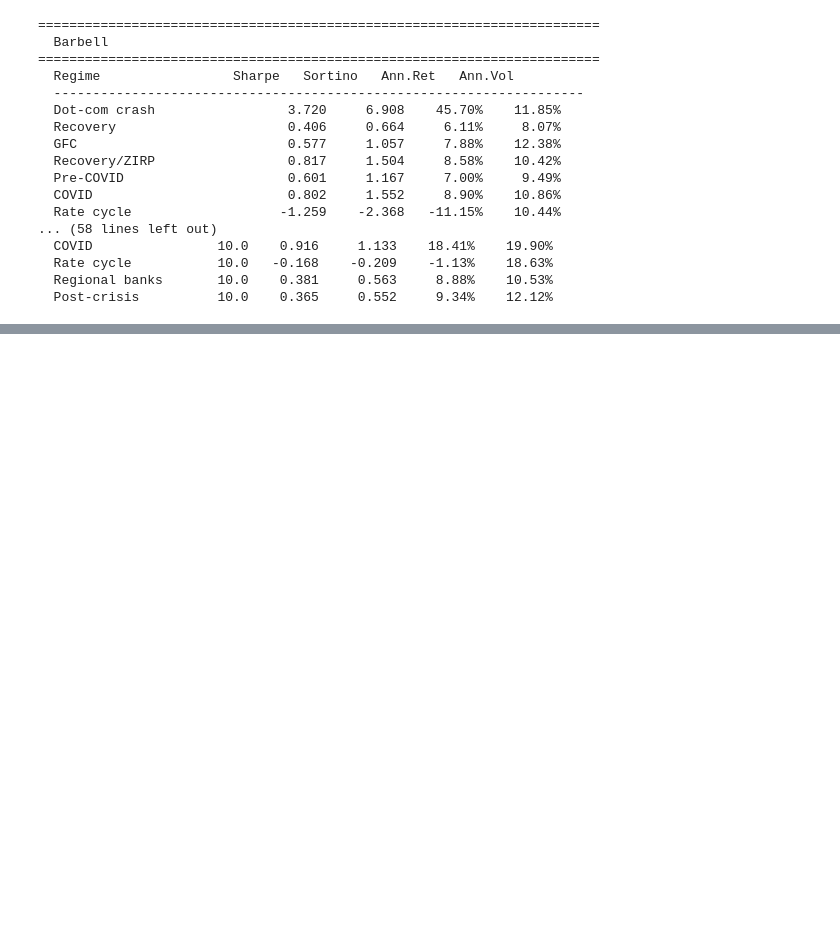
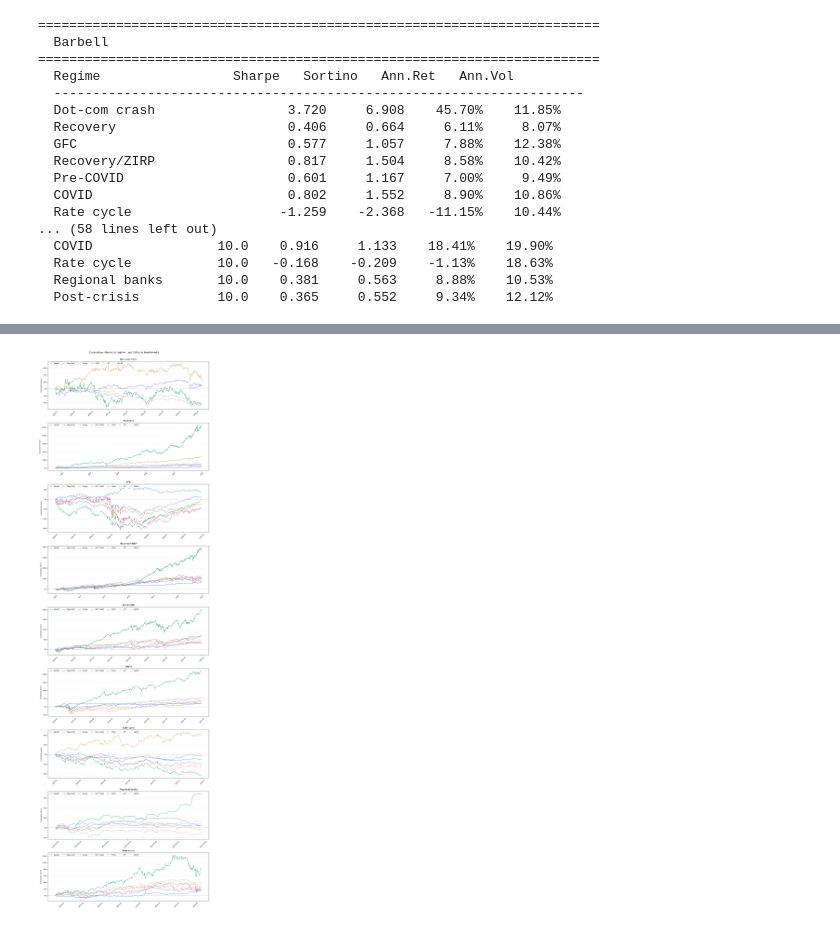
Before and after one commit to DaneHerrin/data510--Quant-Back-Testing-, a Jupyter notebook: notebooks/SharpeRatioSheet.ipynb, the cells around one changed output, grey strips where cells are left out. Drawn from its saved outputs; the diff is of its cells as text; code cells hidden in the pictures; blank space fills up the shorter version.

```diff
--- a/notebooks/SharpeRatioSheet.ipynb
+++ b/notebooks/SharpeRatioSheet.ipynb
@@ -231,0 +309,72 @@ plt.show()
+# %%
+from matplotlib.ticker import FuncFormatter
+
+# Dict version for the cumulative returns plots
+REGIMES_DICT = {
+    "Dot-com crash" : ("2000-01-01", "2002-10-09"),
+    "Recovery"      : ("2002-10-10", "2007-12-31"),
+    "GFC"           : ("2008-01-01", "2009-12-31"),
+    "Recovery/ZIRP" : ("2010-01-01", "2015-12-31"),
+    "Pre-COVID"     : ("2016-01-01", "2019-12-31"),
+    "COVID"         : ("2020-01-01", "2021-12-31"),
+    "Rate cycle"    : ("2022-01-01", "2022-12-31"),
+    "Regional banks": ("2023-03-01", "2023-05-31"),
+    "Post-crisis"   : ("2023-06-01", "2025-05-01"),
+}
+pct_fmt = FuncFormatter(lambda x, _: f"{x:.0f}%")
+
+fig, axes = plt.subplots(len(REGIMES_DICT), 1,
+                         figsize=(14, 5 * len(REGIMES_DICT)), sharex=False)
+
+for ax, (regime_label, (start, end)) in zip(axes, REGIMES_DICT.items()):
+    any_plotted = False
+
+    # Portfolio lines
+    for name, (ret, _) in portfolios.items():
+        pr = ret.loc[start:end].dropna()
+        if len(pr) < 5:
+            continue
+        cum = ((1 + pr).cumprod() - 1) * 100
+        ax.plot(cum.index, cum,
+                color=COLORS[name], linewidth=1.4,
+                dashes=DASHES.get(name, (1, 0)),
+                label=name, alpha=0.9)
+        any_plotted = True
+
+    # Benchmark lines
+    for bname, bret in BENCHMARKS.items():
+        br = bret.loc[start:end].dropna()
+        if len(br) < 5:
+            continue
+        bcum = ((1 + br).cumprod() - 1) * 100
+        ax.plot(bcum.index, bcum,
+                color=BENCHMARK_COLORS[bname], linewidth=1.2,
+                dashes=BENCHMARK_DASHES[bname],
+                label=bname, alpha=0.75)
+        any_plotted = True
+
+    ax.axhline(0, color="black", linewidth=0.7, linestyle="--", alpha=0.4)
+    ax.yaxis.set_major_formatter(pct_fmt)
+    ax.set_title(regime_label, fontsize=12, fontweight="bold",
+                 color="#333333", pad=8)
+    ax.set_ylabel("Cumulative return", fontsize=9)
+    ax.tick_params(axis="x", rotation=45, labelsize=9)
+    ax.tick_params(axis="y", labelsize=9)
+    ax.yaxis.grid(True, linewidth=0.5, alpha=0.5)
+    ax.xaxis.grid(False)
+
+    if any_plotted:
+        ax.legend(loc="upper left", fontsize=9, framealpha=0.85,
+                  ncol=len(portfolios) + len(BENCHMARKS))
+    else:
+        ax.text(0.5, 0.5, "No data for this regime",
+                transform=ax.transAxes, ha="center", va="center",
+                fontsize=10, color="grey")
+
+fig.suptitle("Cumulative returns by regime -- portfolios vs benchmarks",
+             fontsize=14, fontweight="normal", y=1.002)
+fig.tight_layout()
+plt.savefig("cumulative_returns_by_regime.png", dpi=150, bbox_inches="tight")
+plt.show()
+# %% [output]
+[figure, added]
```
Also changed, not shown: parts of 5 cells of this notebook.
